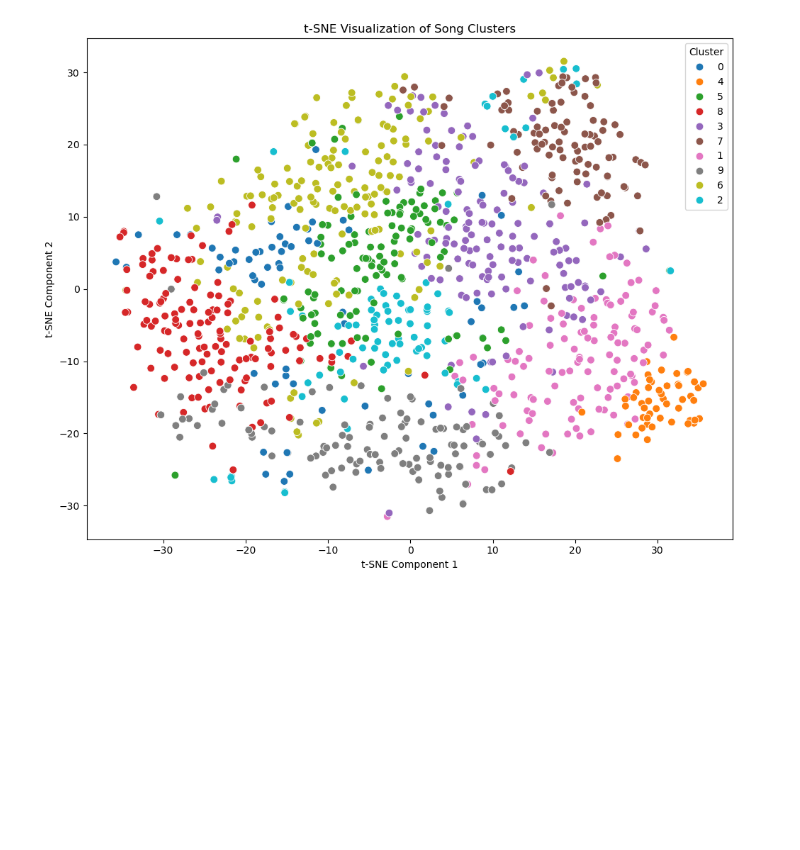
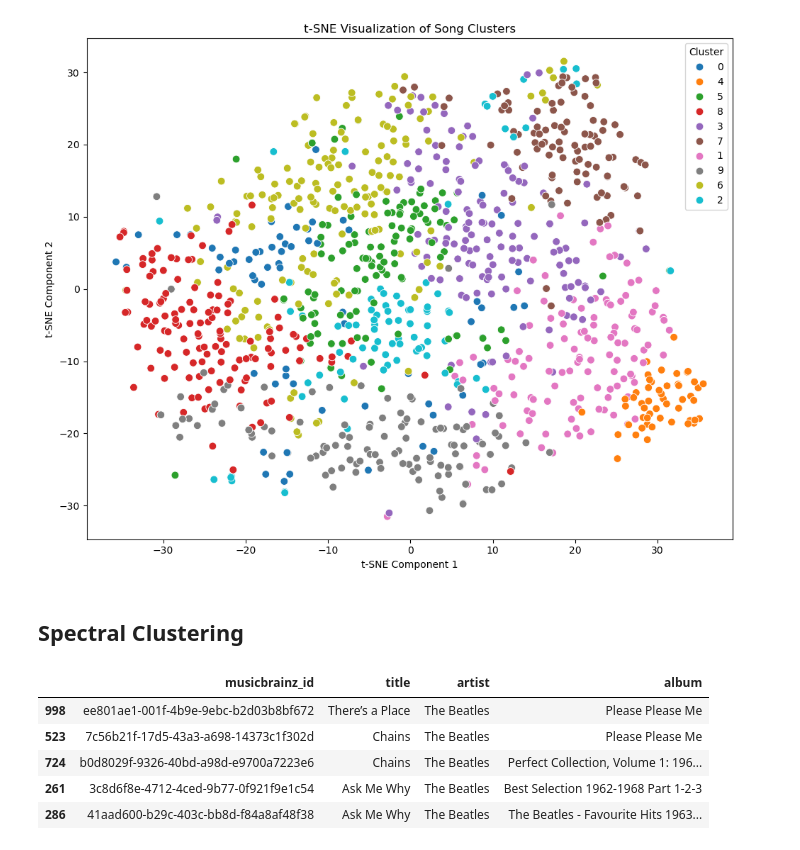
Before and after one commit to ShubhPundir/Music-Recommendation-Engine, a Jupyter notebook: recommendation/Clustering.ipynb, the cells around one changed output. Cells and saved outputs as stored; diff of their text form; code cells hidden in the pictures; blank space fills up the shorter version.

```diff
--- a/recommendation/Clustering.ipynb
+++ b/recommendation/Clustering.ipynb
@@ -224,3 +182,5 @@ plt.tight_layout()
 plt.show()
 # %% [output]
 [figure]
+# %% [markdown]
+## Spectral Clustering
@@ -226,0 +193,40 @@ plt.show()
+# %%
+from sklearn.metrics.pairwise import cosine_similarity
+import numpy as np
+
+def recommend_from_spectral_cluster(song_id, top_n=5):
+    # Ensure the song exists
+    if song_id not in df_clean['musicbrainz_id'].values:
+        return f"Song ID {song_id} not found in dataset."
+
+    # Get the cluster label for the input song
+    song_idx = df_clean[df_clean['musicbrainz_id'] == song_id].index[0]
+    cluster_label = df_clean.loc[song_idx, 'spectral_cluster']
+
+    # Get all songs from the same cluster
+    cluster_df = df_clean[df_clean['spectral_cluster'] == cluster_label]
+
+    # Get their scaled feature vectors
+    cluster_indices = cluster_df.index
+    cluster_vectors = X_scaled[cluster_indices]
+    target_vector = X_scaled[song_idx].reshape(1, -1)
+
+    # Compute cosine similarity
+    similarities = cosine_similarity(target_vector, cluster_vectors)[0]
+
+    # Create a sorted list of recommendations (excluding the song itself)
+    sim_scores = list(zip(cluster_indices, similarities))
+    sim_scores = sorted(sim_scores, key=lambda x: x[1], reverse=True)
+    sim_scores = [idx for idx, sim in sim_scores if idx != song_idx][:top_n]
+
+    # Return the top N similar songs
+    return df_clean.loc[sim_scores, ['musicbrainz_id', 'title', 'artist', 'album']]
+# %%
+recommend_from_spectral_cluster('a31eab71-a326-4a2e-abc0-3233a1f534e5', top_n=5)
+# %% [output]
+|  | musicbrainz_id | title | artist | album |
+| 998 | ee801ae1-001f-4b9e-9ebc-b2d03b8bf672 | There’s a Place | The Beatles | Please Please Me |
+| 523 | 7c56b21f-17d5-43a3-a698-14373c1f302d | Chains | The Beatles | Please Please Me |
+| 724 | b0d8029f-9326-40bd-a98d-e9700a7223e6 | Chains | The Beatles | Perfect Collection, Volume 1: 196... |
+| 261 | 3c8d6f8e-4712-4ced-9b77-0f921f9e1c54 | Ask Me Why | The Beatles | Best Selection 1962-1968 Part 1-2-3 |
+| 286 | 41aad600-b29c-403c-bb8d-f84a8af48f38 | Ask Me Why | The Beatles | The Beatles - Favourite Hits 1963... |
```
Also changed, not shown: parts of 23 cells of this notebook, 1 other file.
